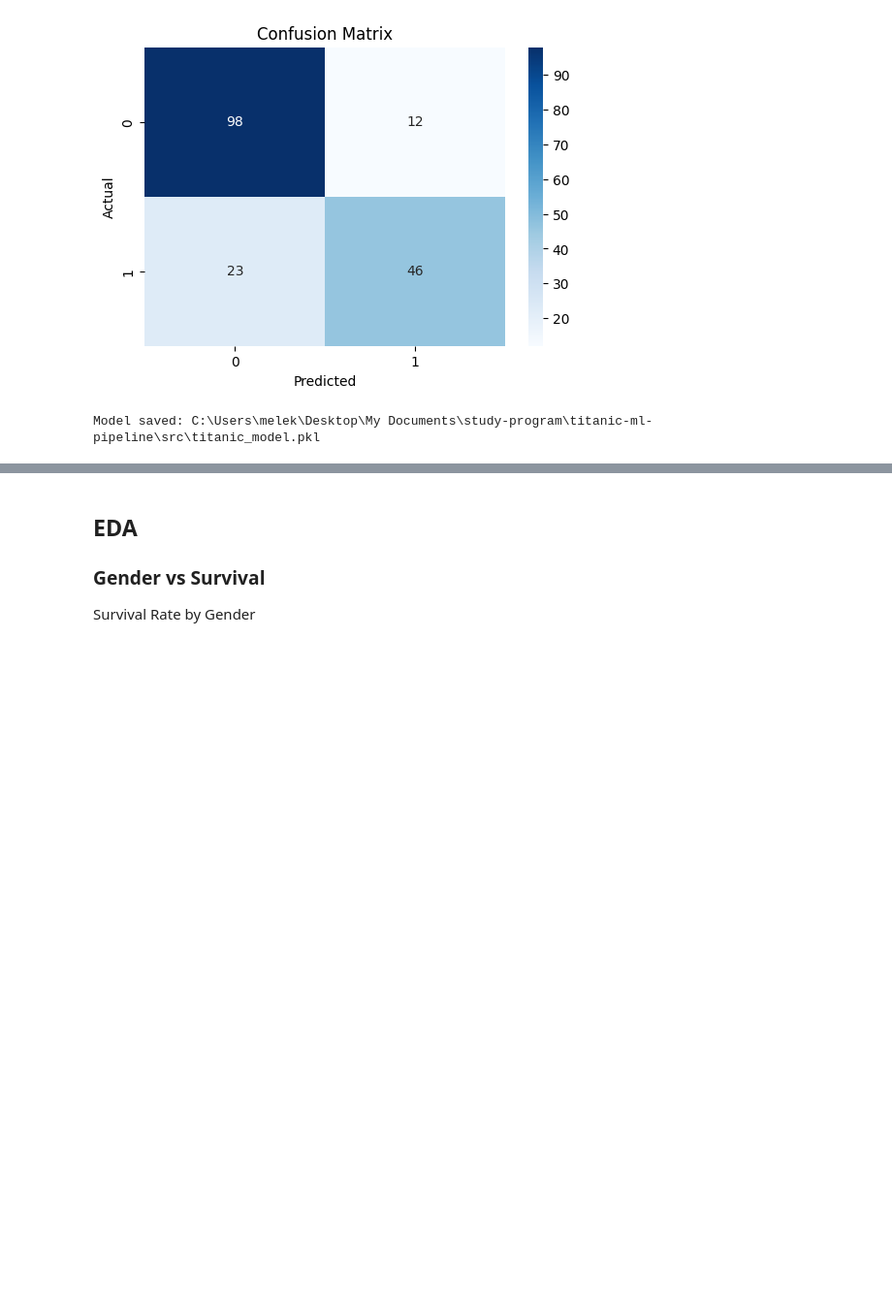
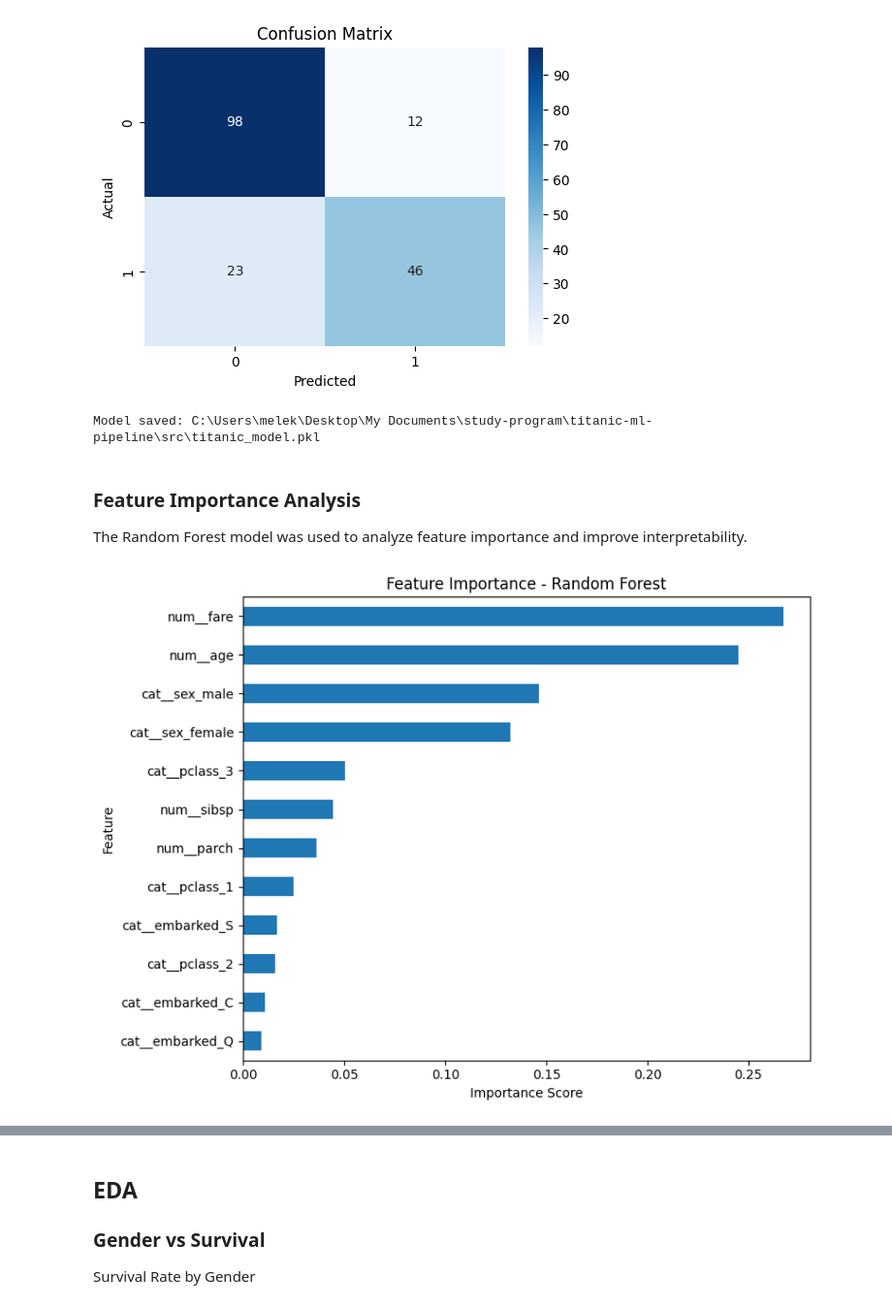
Before and after one commit to melekkuru/titanic-ml-pipeline, a Jupyter notebook: notebook/titanic_pipeline.ipynb, the cells around one changed output, grey strips where cells are left out. Shown at 97% size. Drawn from its saved outputs; the diff is of its cells as text; code cells hidden in the pictures; blank space fills up the shorter version.

Commit message:
Fixed the images

```diff
--- a/notebook/titanic_pipeline.ipynb
+++ b/notebook/titanic_pipeline.ipynb
@@ -478,3 +478,37 @@ joblib.dump(final_pipeline, model_path)
 print("Model saved:", model_path)
 # %% [output]
 Model saved: C:\Users\melek\Desktop\My Documents\study-program\titanic-ml-pipeline\src\titanic_model.pkl
+# %% [markdown]
+### Feature Importance Analysis
+
+The Random Forest model was used to analyze feature importance and improve interpretability.
+# %%
+rf_pipeline = Pipeline(steps=[
+    ("preprocessor", preprocessor),
+    ("model", RandomForestClassifier(random_state=42))
+])
+
+rf_pipeline.fit(X_train, y_train)
+
+feature_names = rf_pipeline.named_steps["preprocessor"].get_feature_names_out()
+
+importances = pd.Series(
+    rf_pipeline.named_steps["model"].feature_importances_,
+    index=feature_names
+).sort_values(ascending=True)
+
+plt.figure(figsize=(8, 6))
+
+importances.plot(kind="barh")
+
+plt.title("Feature Importance - Random Forest")
+plt.xlabel("Importance Score")
+plt.ylabel("Feature")
+
+plt.tight_layout()
+
+plt.savefig("../images/feature_importance.png",bbox_inches="tight")
+
+plt.show()
+# %% [output]
+[figure, added]
```
Also changed, not shown: parts of 4 cells of this notebook, 3 other files.
